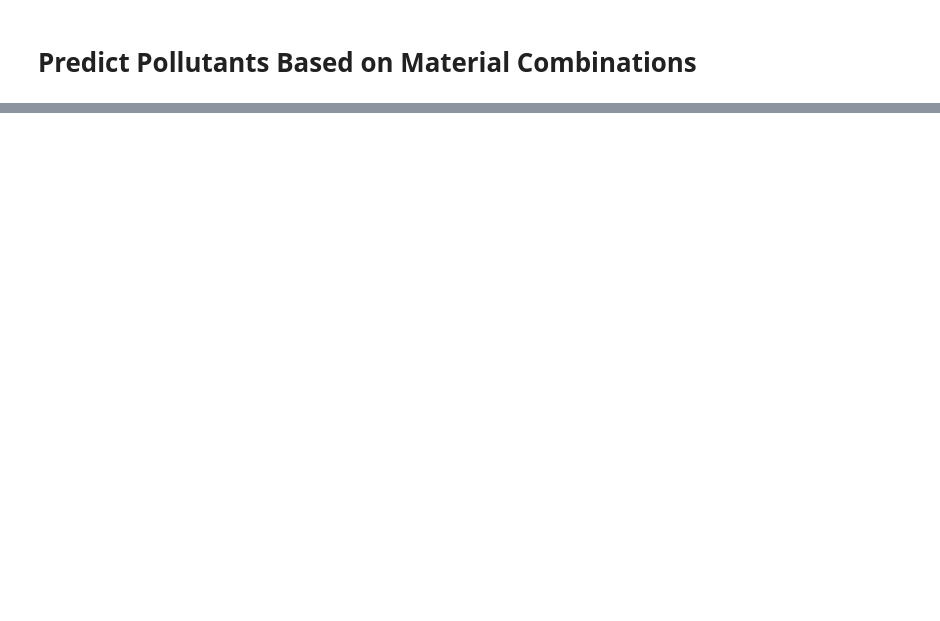
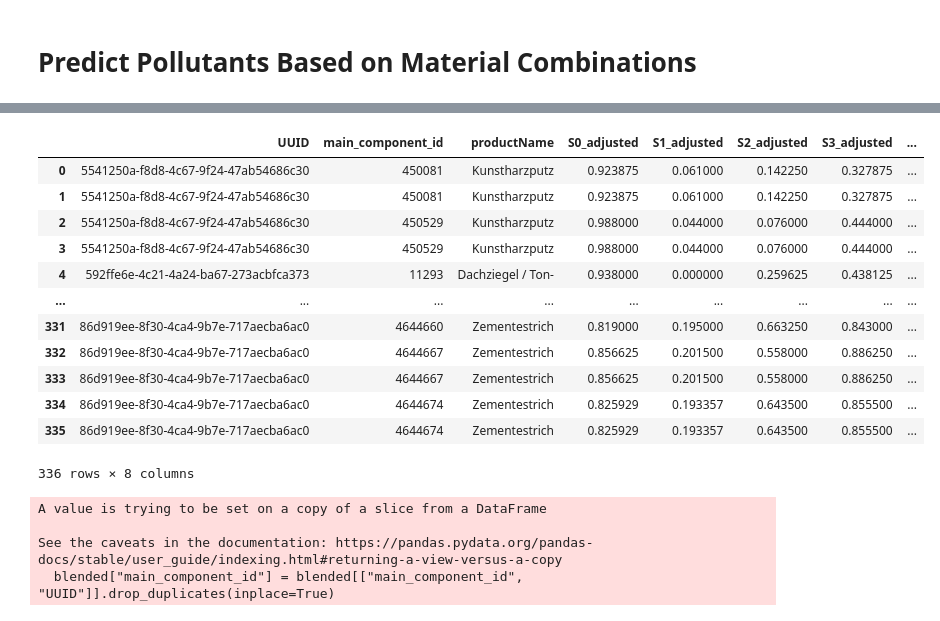
Before and after one commit to n3xtcoder-ai4impact/bbsr-challenge, a Jupyter notebook: pollutant_prediction_clean.ipynb, the cells around one changed output, grey strips where cells are left out. Drawn from its saved outputs; the diff is of its cells as text; code cells hidden in the pictures; blank space fills up the shorter version.

```diff
--- a/pollutant_prediction_clean.ipynb
+++ b/pollutant_prediction_clean.ipynb
@@ -672,0 +666,17 @@ NameError: name 'obd_with_pollutants' is not defined
+# %%
+# Load component-material mapping
+uuid_map = pd.read_csv("/Users/pablosoriano/Documents/Data Science/bbsr-challenge/all_uuid_materials_from_components.csv")
+
+# Merge material UUIDs to component IDs
+material_with_component = tbs_proba_df.merge(uuid_map[["uuid", "main_component_id"]],
+                                         left_on="UUID", right_on="uuid", how="left")
+
+# Compute component-level mean probabilities
+component_probs = material_with_component.groupby("main_component_id")[["S0", "S1", "S2", "S3", "S4"]].mean().reset_index()
+
+# Merge back to material-level
+blended = material_with_component.merge(component_probs, on="main_component_id", suffixes=("_mat", "_comp"))
+
+# Compute adjusted probabilities
+for cls in ["S0", "S1", "S2", "S3", "S4"]:
+    blended[f"{cls}_adjusted"] = 0.7 * blended[f"{cls}_mat"] + 0.3 * blended[f"{cls}_comp"]
@@ -672,0 +699,27 @@ NameError: name 'obd_with_pollutants' is not defined
+# %%
+blended["main_component_id"] = blended["main_component_id"].astype(int)
+# %%
+blended_pollutant_prediction = blended[["UUID", "main_component_id", "productName","S0_adjusted", "S1_adjusted", "S2_adjusted", "S3_adjusted", "S4_adjusted"]]
+blended_pollutant_prediction
+# %% [output]
+|  | UUID | main_component_id | productName | S0_adjusted | S1_adjusted | S2_adjusted | S3_adjusted | ... |
+| 0 | 5541250a-f8d8-4c67-9f24-47ab54686c30 | 450081 | Kunstharzputz | 0.923875 | 0.061000 | 0.142250 | 0.327875 | ... |
+| 1 | 5541250a-f8d8-4c67-9f24-47ab54686c30 | 450081 | Kunstharzputz | 0.923875 | 0.061000 | 0.142250 | 0.327875 | ... |
+| 2 | 5541250a-f8d8-4c67-9f24-47ab54686c30 | 450529 | Kunstharzputz | 0.988000 | 0.044000 | 0.076000 | 0.444000 | ... |
+| 3 | 5541250a-f8d8-4c67-9f24-47ab54686c30 | 450529 | Kunstharzputz | 0.988000 | 0.044000 | 0.076000 | 0.444000 | ... |
+| 4 | 592ffe6e-4c21-4a24-ba67-273acbfca373 | 11293 | Dachziegel / Ton- | 0.938000 | 0.000000 | 0.259625 | 0.438125 | ... |
+| ... | ... | ... | ... | ... | ... | ... | ... | ... |
+| 331 | 86d919ee-8f30-4ca4-9b7e-717aecba6ac0 | 4644660 | Zementestrich | 0.819000 | 0.195000 | 0.663250 | 0.843000 | ... |
+| 332 | 86d919ee-8f30-4ca4-9b7e-717aecba6ac0 | 4644667 | Zementestrich | 0.856625 | 0.201500 | 0.558000 | 0.886250 | ... |
+| 333 | 86d919ee-8f30-4ca4-9b7e-717aecba6ac0 | 4644667 | Zementestrich | 0.856625 | 0.201500 | 0.558000 | 0.886250 | ... |
+| 334 | 86d919ee-8f30-4ca4-9b7e-717aecba6ac0 | 4644674 | Zementestrich | 0.825929 | 0.193357 | 0.643500 | 0.855500 | ... |
+| 335 | 86d919ee-8f30-4ca4-9b7e-717aecba6ac0 | 4644674 | Zementestrich | 0.825929 | 0.193357 | 0.643500 | 0.855500 | ... |
+336 rows × 8 columns
+# %%
+# remove duplicates main component id / uuid
+blended["main_component_id"] = blended[["main_component_id", "UUID"]].drop_duplicates(inplace=True)
+# %% [output]
+A value is trying to be set on a copy of a slice from a DataFrame
+
+See the caveats in the documentation: https://pandas.pydata.org/pandas-docs/stable/user_guide/indexing.html#returning-a-view-versus-a-copy
+  blended["main_component_id"] = blended[["main_component_id", "UUID"]].drop_duplicates(inplace=True)
```
Also changed, not shown: parts of 12 cells of this notebook, 1 other file.
